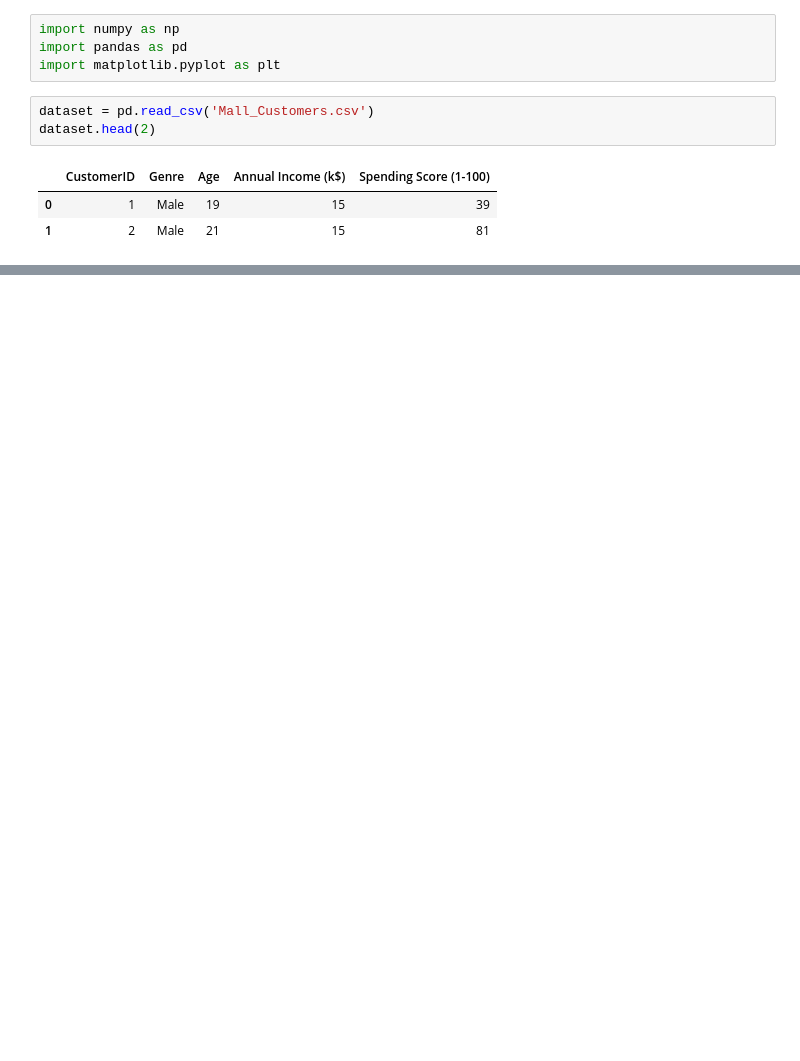
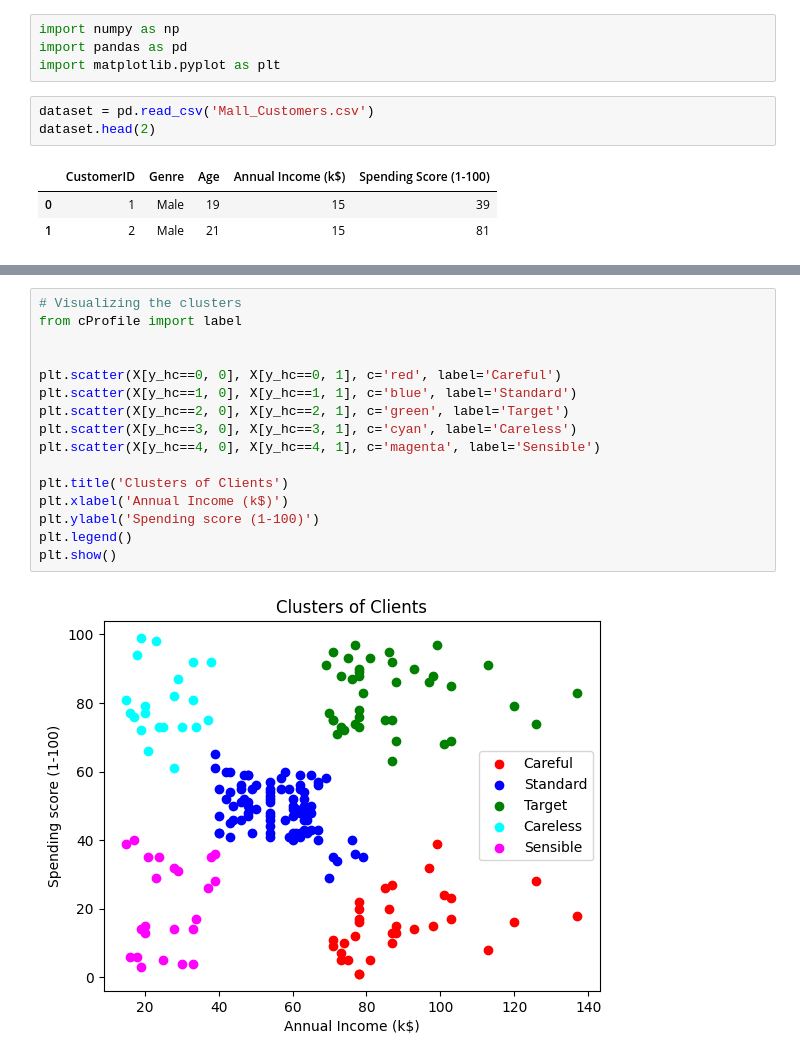
Before and after one commit to Joshuadada/ml-start, a Jupyter notebook: clustering/hierarchical-clustering.ipynb, the cells around one changed output, grey strips where cells are left out. Drawn from its saved outputs; the diff is of its cells as text; blank space fills up the shorter version.

```diff
--- a/clustering/hierarchical-clustering.ipynb
+++ b/clustering/hierarchical-clustering.ipynb
@@ -28,0 +29,18 @@ X
+# %%
+# Visualizing the clusters
+from cProfile import label
+
+
+plt.scatter(X[y_hc==0, 0], X[y_hc==0, 1], c='red', label='Careful')
+plt.scatter(X[y_hc==1, 0], X[y_hc==1, 1], c='blue', label='Standard')
+plt.scatter(X[y_hc==2, 0], X[y_hc==2, 1], c='green', label='Target')
+plt.scatter(X[y_hc==3, 0], X[y_hc==3, 1], c='cyan', label='Careless')
+plt.scatter(X[y_hc==4, 0], X[y_hc==4, 1], c='magenta', label='Sensible')
+
+plt.title('Clusters of Clients')
+plt.xlabel('Annual Income (k$)')
+plt.ylabel('Spending score (1-100)')
+plt.legend()
+plt.show()
+# %% [output]
+[figure, added]
```
Also changed, not shown: parts of 3 cells of this notebook.
